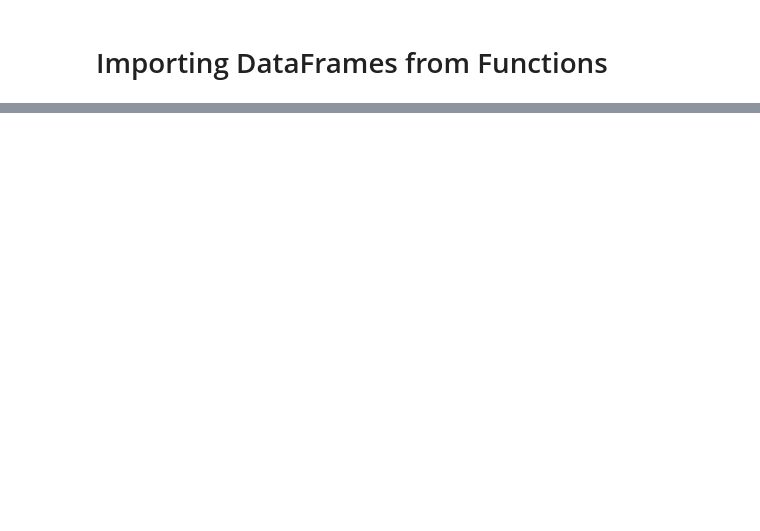
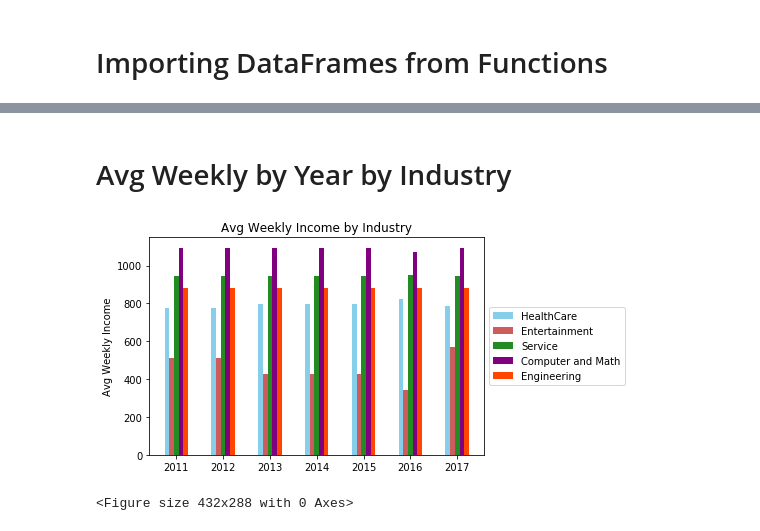
Before and after one commit to ejackson815/Project1, a Jupyter notebook: Python_Analysis/Industry DataFrames.ipynb, the cells around one changed output, grey strips where cells are left out. Cells and saved outputs as stored; diff of their text form; code cells hidden in the pictures; blank space fills up the shorter version.

Commit message:
Avg Weekly Salary by Industry
Added Two Graphs - Total employees per industry per year and avg weekly salary per industry by year

```diff
--- a/Python_Analysis/Industry DataFrames.ipynb
+++ b/Python_Analysis/Industry DataFrames.ipynb
@@ -146 +146,3 @@ plt.savefig("Industry Analysis")
 [figure]
+# %% [markdown]
+# Avg Weekly by Year by Industry
@@ -146,0 +200,22 @@ plt.savefig("Industry Analysis")
+# %%
+#building the bar graph
+ind = np.arange(len(year))
+width = 0.1
+fig, ax = plt.subplots()
+HCB = ax.bar(ind + width, HCinc, width, color='SkyBlue', label = 'HealthCare')
+EntB = ax.bar(ind + width + width, Entinc, width, color='IndianRed', label = 'Entertainment')
+ServB = ax.bar(ind + width + width + width , Servinc, width, color='forestgreen', label = 'Service')
+CompB = ax.bar(ind + width + width + width + width, Compinc, width, color='purple', label = 'Computer and Math')
+EngB = ax.bar(ind + width + width + width + width + width, Enginc, width, color='orangered', label = 'Engineering')
+
+#Adding text, title, and custom x-axis tick labels
+ax.set_ylabel('Avg Weekly Income')
+ax.set_title('Avg Weekly Income by Industry')
+ax.set_xticks(ind + .3)
+ax.set_xticklabels(('2011','2012','2013','2014','2015','2016','2017'))
+plt.legend(loc="center left", bbox_to_anchor=(1, 0.5))
+plt.show()
+plt.savefig("Avg Weekly Income by Industry")
+# %% [output]
+[figure, added]
+<Figure size 432x288 with 0 Axes>
```
Also changed, not shown: parts of 3 cells of this notebook, 7 other files.
